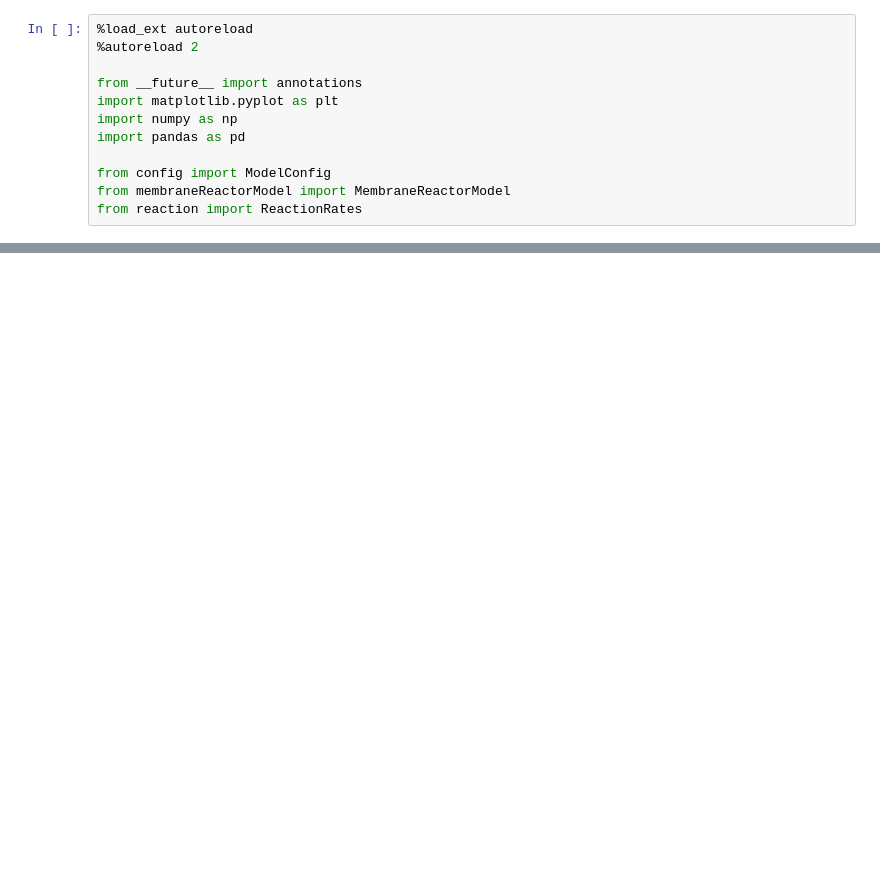
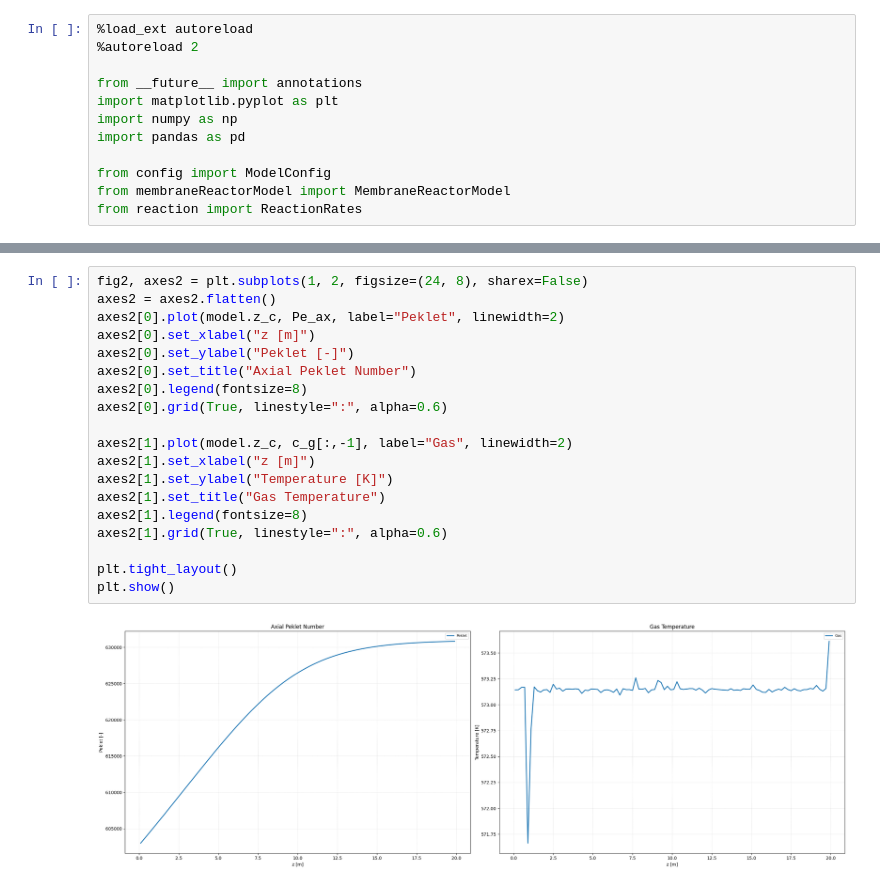
Before and after one commit to TorchSquarer/MRM-Assignment, a Jupyter notebook: main.ipynb, the cells around one changed output, grey strips where cells are left out. Cells and saved outputs as stored; diff of their text form; blank space fills up the shorter version.

```diff
--- a/main.ipynb
+++ b/main.ipynb
@@ -205,0 +198,21 @@ plt.show()
+# %%
+fig2, axes2 = plt.subplots(1, 2, figsize=(24, 8), sharex=False)
+axes2 = axes2.flatten()
+axes2[0].plot(model.z_c, Pe_ax, label="Peklet", linewidth=2)
+axes2[0].set_xlabel("z [m]")
+axes2[0].set_ylabel("Peklet [-]")
+axes2[0].set_title("Axial Peklet Number")
+axes2[0].legend(fontsize=8)
+axes2[0].grid(True, linestyle=":", alpha=0.6)
+
+axes2[1].plot(model.z_c, c_g[:,-1], label="Gas", linewidth=2)
+axes2[1].set_xlabel("z [m]")
+axes2[1].set_ylabel("Temperature [K]")
+axes2[1].set_title("Gas Temperature")
+axes2[1].legend(fontsize=8)
+axes2[1].grid(True, linestyle=":", alpha=0.6)
+
+plt.tight_layout()
+plt.show()
+# %% [output]
+[figure, added]
```
Also changed, not shown: parts of 3 cells of this notebook, 4 other files.
